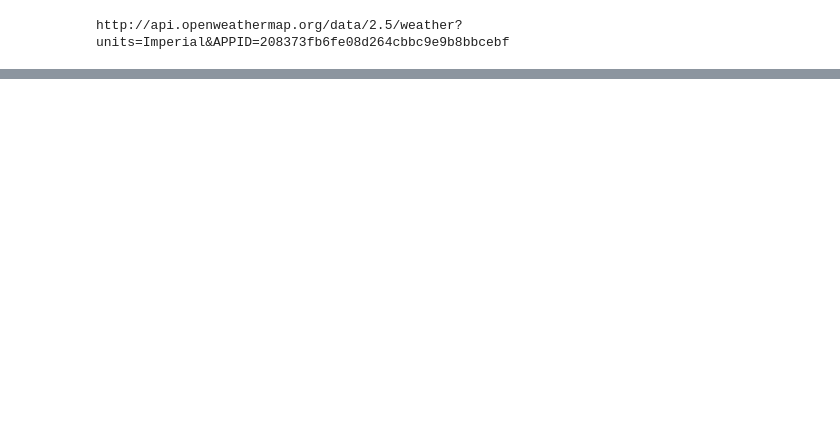
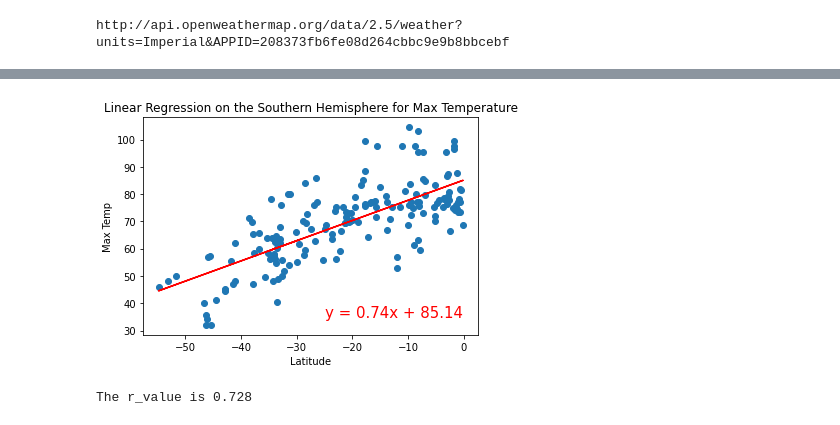
Before and after one commit to hdanso/world_weather_analysis, a Jupyter notebook: WeatherPy.ipynb, the cells around one changed output, grey strips where cells are left out. Saved outputs shown, nothing was run; the diff lists cells and outputs as text; code cells hidden in the pictures; blank space fills up the shorter version.

```diff
--- a/WeatherPy.ipynb
+++ b/WeatherPy.ipynb
@@ -276,0 +324,5 @@ plt.show()
+# %%
+# Create a dataframe with all data fitting the Southern Hemisphere criteria (lat < 0)
+southern_hem_df = city_data_df.loc[(city_data_df["Lat"] < 0)]
+
+southern_hem_df.head()
@@ -276,0 +348,12 @@ plt.show()
+# %%
+# LINEAR REGRESSION - SOUTHERN HEMI MAX TEMP
+
+x_values = southern_hem_df["Lat"]
+y_values = southern_hem_df["Max Temp"]
+
+# Call the plot_linear_regression function create previously
+plot_linear_regression(x_values, y_values,
+                       'Linear Regression on the Southern Hemisphere for Max Temperature', 'Max Temp', (-25,35))
+# %% [output]
+[figure, added]
+The r_value is 0.728
```
Also changed, not shown: parts of 20 cells of this notebook.
